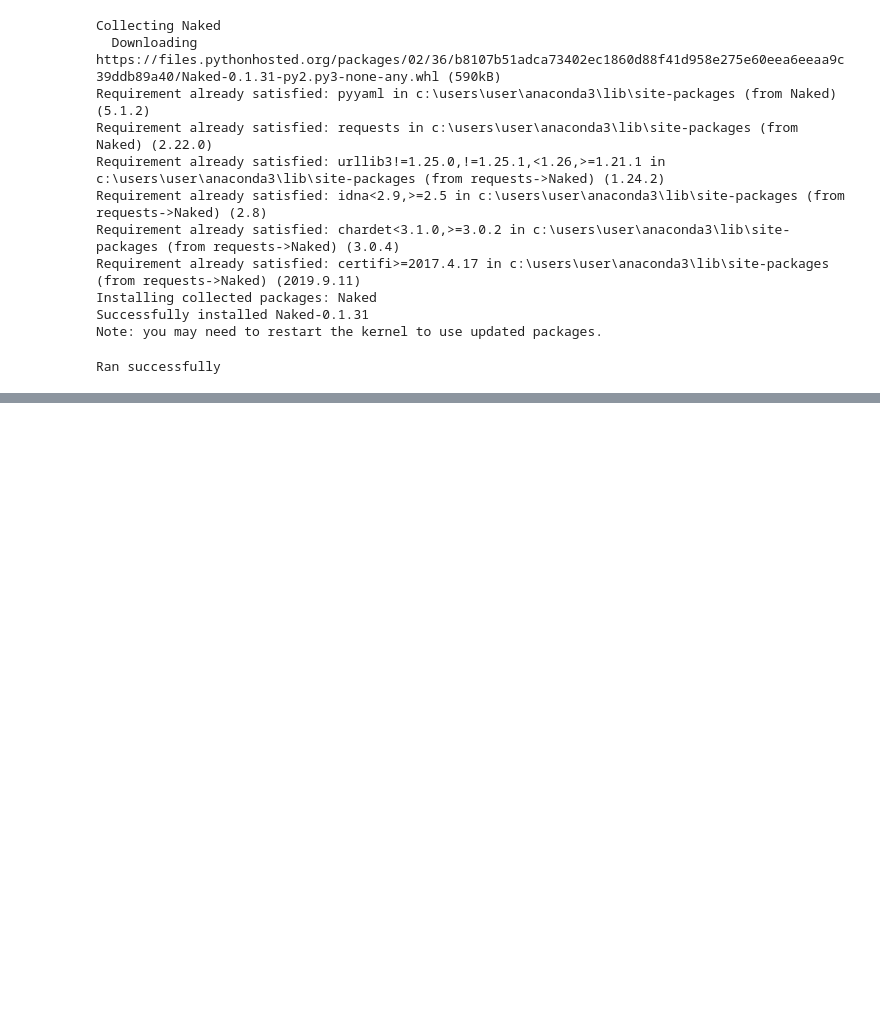
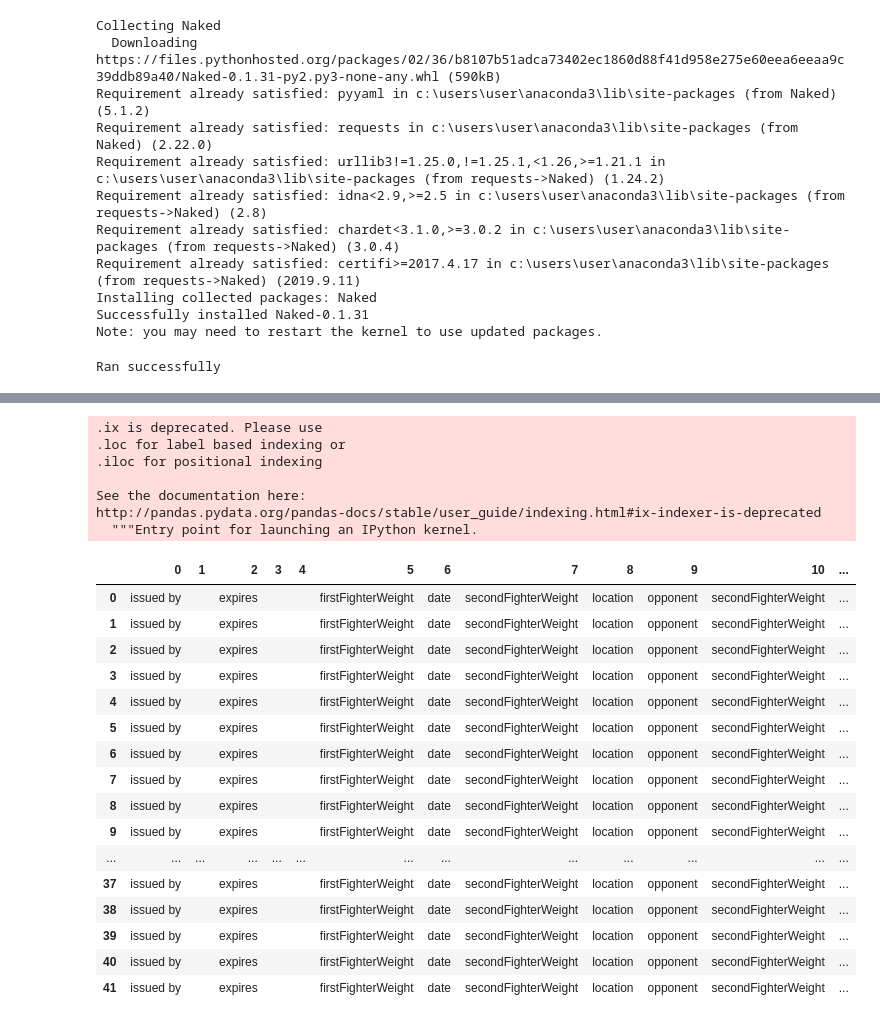
Before and after one commit to EmmS21/SpringboardCapstoneBoxingPredictionWebApp, a Jupyter notebook: cleanupjson.ipynb, the cells around one changed output, grey strips where cells are left out. Cells and saved outputs as stored; diff of their text form; code cells hidden in the pictures; blank space fills up the shorter version.

```diff
--- a/cleanupjson.ipynb
+++ b/cleanupjson.ipynb
@@ -38,2 +60,31 @@ a.to_csv('C:\\Users\\User\\Documents\\testingclean.csv')
 # %%
 a.to_csv('C:\\Users\\User\\Documents\\testingclean.csv')
+# %%
+b = pd.read_json('C:\\Users\\User\\Documents\\kesting.json',orient='columns')
+# %%
+b.ix[:,0].apply(pd.Series)
+# %% [output]
+.ix is deprecated. Please use
+.loc for label based indexing or
+.iloc for positional indexing
+
+See the documentation here:
+http://pandas.pydata.org/pandas-docs/stable/user_guide/indexing.html#ix-indexer-is-deprecated
+  """Entry point for launching an IPython kernel.
+|  | 0 | 1 | 2 | 3 | 4 | 5 | 6 | 7 | 8 | 9 | 10 | ... |
+| 0 | issued by |  | expires |  |  | firstFighterWeight | date | secondFighterWeight | location | opponent | secondFighterWeight | ... |
+| 1 | issued by |  | expires |  |  | firstFighterWeight | date | secondFighterWeight | location | opponent | secondFighterWeight | ... |
+| 2 | issued by |  | expires |  |  | firstFighterWeight | date | secondFighterWeight | location | opponent | secondFighterWeight | ... |
+| 3 | issued by |  | expires |  |  | firstFighterWeight | date | secondFighterWeight | location | opponent | secondFighterWeight | ... |
+| 4 | issued by |  | expires |  |  | firstFighterWeight | date | secondFighterWeight | location | opponent | secondFighterWeight | ... |
+| 5 | issued by |  | expires |  |  | firstFighterWeight | date | secondFighterWeight | location | opponent | secondFighterWeight | ... |
+| 6 | issued by |  | expires |  |  | firstFighterWeight | date | secondFighterWeight | location | opponent | secondFighterWeight | ... |
+| 7 | issued by |  | expires |  |  | firstFighterWeight | date | secondFighterWeight | location | opponent | secondFighterWeight | ... |
+| 8 | issued by |  | expires |  |  | firstFighterWeight | date | secondFighterWeight | location | opponent | secondFighterWeight | ... |
+| 9 | issued by |  | expires |  |  | firstFighterWeight | date | secondFighterWeight | location | opponent | secondFighterWeight | ... |
+| ... | ... | ... | ... | ... | ... | ... | ... | ... | ... | ... | ... | ... |
+| 37 | issued by |  | expires |  |  | firstFighterWeight | date | secondFighterWeight | location | opponent | secondFighterWeight | ... |
+| 38 | issued by |  | expires |  |  | firstFighterWeight | date | secondFighterWeight | location | opponent | secondFighterWeight | ... |
+| 39 | issued by |  | expires |  |  | firstFighterWeight | date | secondFighterWeight | location | opponent | secondFighterWeight | ... |
+| 40 | issued by |  | expires |  |  | firstFighterWeight | date | secondFighterWeight | location | opponent | secondFighterWeight | ... |
+| 41 | issued by |  | expires |  |  | firstFighterWeight | date | secondFighterWeight | location | opponent | secondFighterWeight | ... |
```
Also changed, not shown: parts of 3 cells of this notebook, 3 other files.
